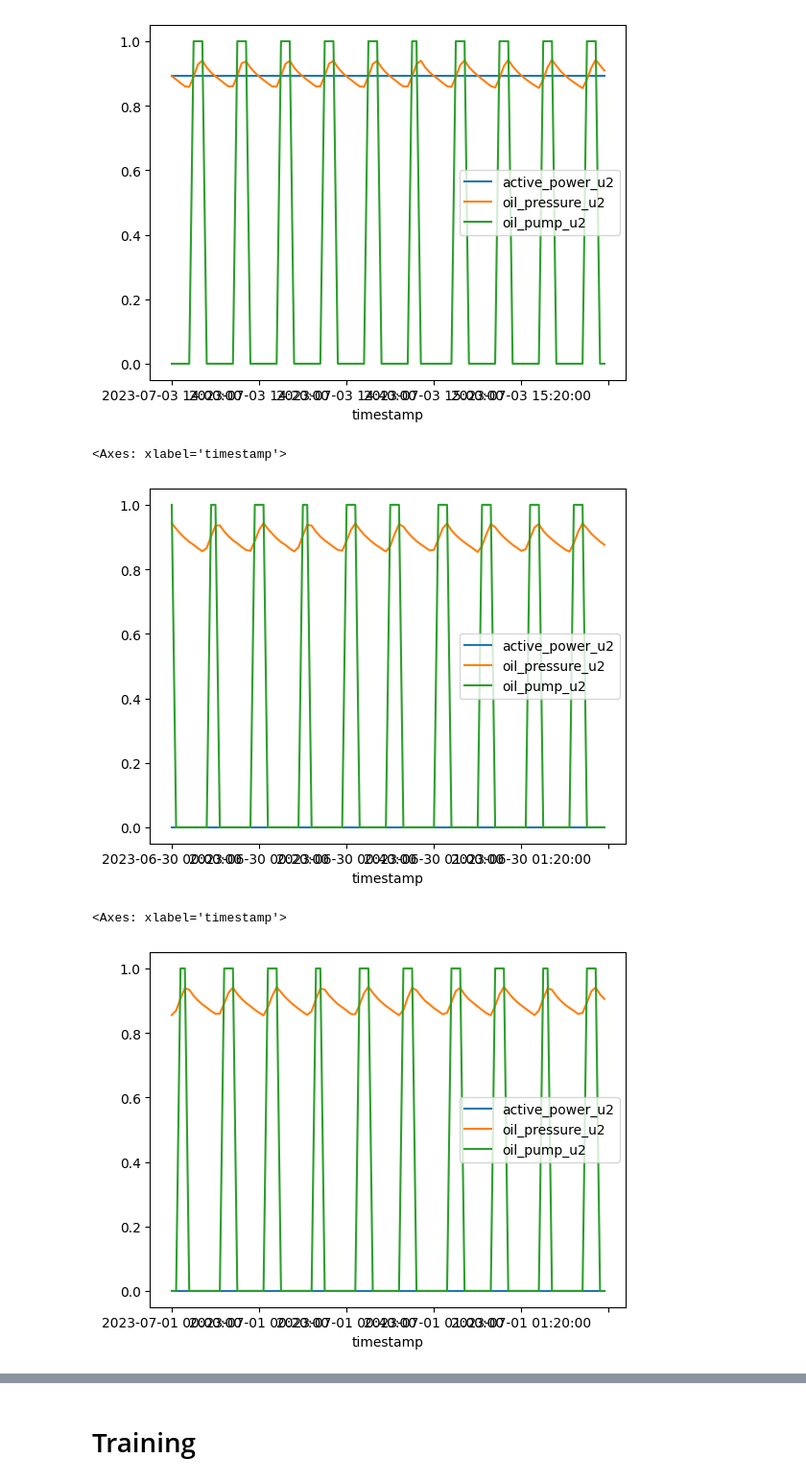
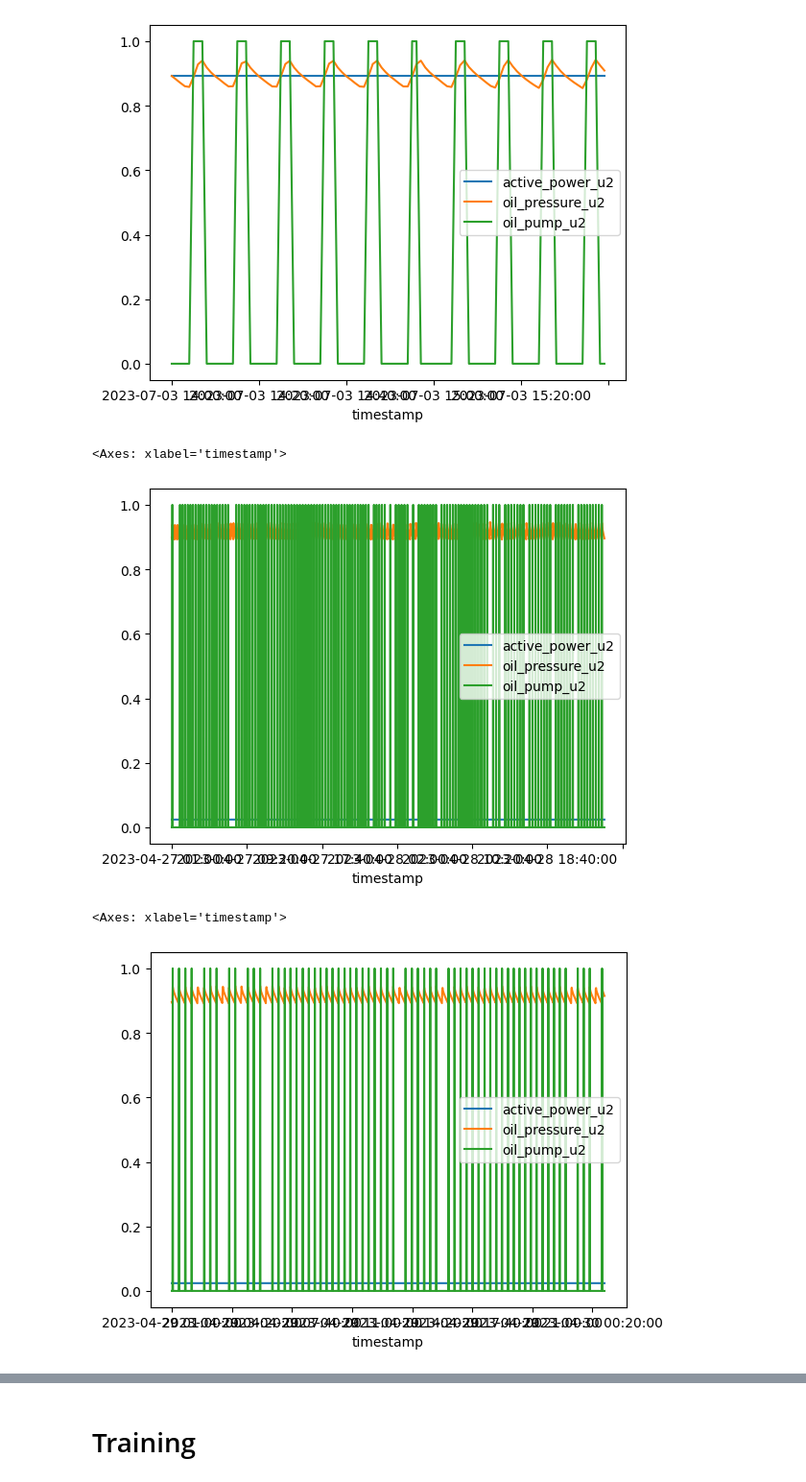
Before and after one commit to xiazong-fortum/TL-NAB, a Jupyter notebook: transfer_learning/model_training.ipynb, the cells around one changed output, grey strips where cells are left out. Shown at 96% size. Drawn from its saved outputs; the diff is of its cells as text; code cells hidden in the pictures.

```diff
--- a/transfer_learning/model_training.ipynb
+++ b/transfer_learning/model_training.ipynb
@@ -143,15 +247,17 @@ dtype('float64')
 #standardization
 # scaler = StandardScaler()
 scaler = MinMaxScaler()
-combined_data = np.vstack([df_non_scaled.loc[:,['oil_pressure_u1']], df_non_scaled.loc[:,['oil_pressure_u1']]])
+combined_data = np.vstack([df_p1.loc[:,['oil_pressure_u1']], df_p1.loc[:,['oil_pressure_u1']]])
 scaler.fit_transform(combined_data)
-# df_all.iloc[:,[5]] = scaler.transform(df_all.loc[:,[5]])
-# df_all.iloc[:,[1]] = scaler.transform(df_all.iloc[:,[1]])
-oil_pressure_columns = df_all.columns[df_all.columns.str.startswith('oil_pressure')].values
+# df_p1.iloc[:,[5]] = scaler.transform(df_p1.loc[:,[5]])
+# df_p1.iloc[:,[1]] = scaler.transform(df_p1.iloc[:,[1]])
+oil_pressure_columns = df_p1.columns[df_p1.columns.str.startswith('oil_pressure')].values
+
+df_p1_scaled = df_p1.copy(deep=True)
 for column in oil_pressure_columns:
-    df_all.loc[:, column] = scaler.transform(df_all.loc[:, column].values.reshape(-1,1)).flatten()
-df_all = df_all.drop(columns=['oil_pump1_u1', 'oil_pump2_u1','oil_pump1_u2','oil_pump2_u2'])
-df_all
+    df_p1_scaled.loc[:, column] = scaler.transform(df_p1.loc[:, column].values.reshape(-1,1)).flatten()
+df_p1_scaled = df_p1_scaled.drop(columns=['oil_pump1_u1', 'oil_pump2_u1','oil_pump1_u2','oil_pump2_u2'])
+df_p1_scaled
 # %% [output]
 |  | active_power_u1 | oil_pressure_u1 | active_power_u2 | oil_pressure_u2 | oil_pump_u1 | oil_pump_u2 |
 | timestamp |  |  |  |  |  |  |
@@ -180,0 +276,11 @@ X_source.shape, X_source_val.shape, X_target_full.shape, X_target_small.shape, X
+# %%
+scaler_p2 = MinMaxScaler()
+combined_data = np.vstack([df_p2.loc[:,['oil_pressure_u2']], df_p2.loc[:,['oil_pressure_u2']]])
+scaler_p2.fit_transform(combined_data)
+oil_pressure_columns = df_p2.columns[df_p2.columns.str.startswith('oil_pressure')].values
+
+df_p2_scaled = df_p2.copy(deep=True)
+for column in oil_pressure_columns:
+    df_p2_scaled.loc[:, column] = scaler_p2.transform(df_p2.loc[:, column].values.reshape(-1,1)).flatten()
+df_p2_scaled = df_p2_scaled.drop(columns=['oil_pump1_u1', 'oil_pump2_u1','oil_pump1_u2','oil_pump2_u2'])
+df_p2_scaled
@@ -180,0 +302,14 @@ X_source.shape, X_source_val.shape, X_target_full.shape, X_target_small.shape, X
+# %%
+from datetime import datetime, timedelta
+# filter the non-producing period after standardization
+p1_u1_full = df_p1_scaled.iloc[:,[0,1,4]].loc[timespan_p1_u1_full[0]:timespan_p1_u1_full[1]]
+p1_u1_full_val = df_p1_scaled.iloc[:,[0,1,4]].loc[(datetime.strptime(timespan_p1_u1_full[0], '%Y-%m-%d %H:%M:%S') - timedelta(hours=24)).strftime('%Y-%m-%d %H:%M:%S'):timespan_p1_u1_full[0]]
+
+p1_u2_full = df_p1_scaled.iloc[:,[2,3,5]].loc[timespan_p1_u2_full[0]:timespan_p1_u2_full[1]]
+p1_u2_small = df_p1_scaled.iloc[:,[2,3,5]].loc[timespan_p1_u2_small[0]:timespan_p1_u2_small[1]]
+p1_u2_val = df_p1_scaled.iloc[:,[2,3,5]].loc[(datetime.strptime(timespan_p1_u2_full[0], '%Y-%m-%d %H:%M:%S') - timedelta(hours=24)).strftime('%Y-%m-%d %H:%M:%S'):timespan_p1_u2_full[0]]
+
+p2_u2_full = df_p2_scaled.iloc[:,[2,3,5]].loc[timespan_p2_u2_full[0]:timespan_p2_u2_full[1]]
+p2_u2_val = df_p2_scaled.iloc[:,[2,3,5]].loc[timespan_p2_u2_full[1]:(datetime.strptime(timespan_p2_u2_full[1], '%Y-%m-%d %H:%M:%S') + timedelta(hours=24)).strftime('%Y-%m-%d %H:%M:%S'):]
+
+p1_u1_full.shape, p1_u1_full_val.shape, p1_u2_full.shape, p1_u2_small.shape, p1_u2_val.shape, p2_u2_full.shape, p2_u2_val.shape
@@ -194,13 +340,13 @@ X_target_full.iloc[:100,:].plot()
 <Axes: xlabel='timestamp'>
 [figure]
 # %%
-X_target_small.iloc[:100,:].plot()
+p2_u2_full.iloc[:,:].plot()
 # %% [output]
 <Axes: xlabel='timestamp'>
-[figure, old version]
+[figure, new version]
 # %%
-X_target_val.iloc[:100,:].plot()
+p2_u2_val.iloc[:,:].plot()
 # %% [output]
 <Axes: xlabel='timestamp'>
-[figure, old version]
+[figure, new version]
 # %%
```
Also changed, not shown: parts of 44 cells of this notebook, 33 other files.
